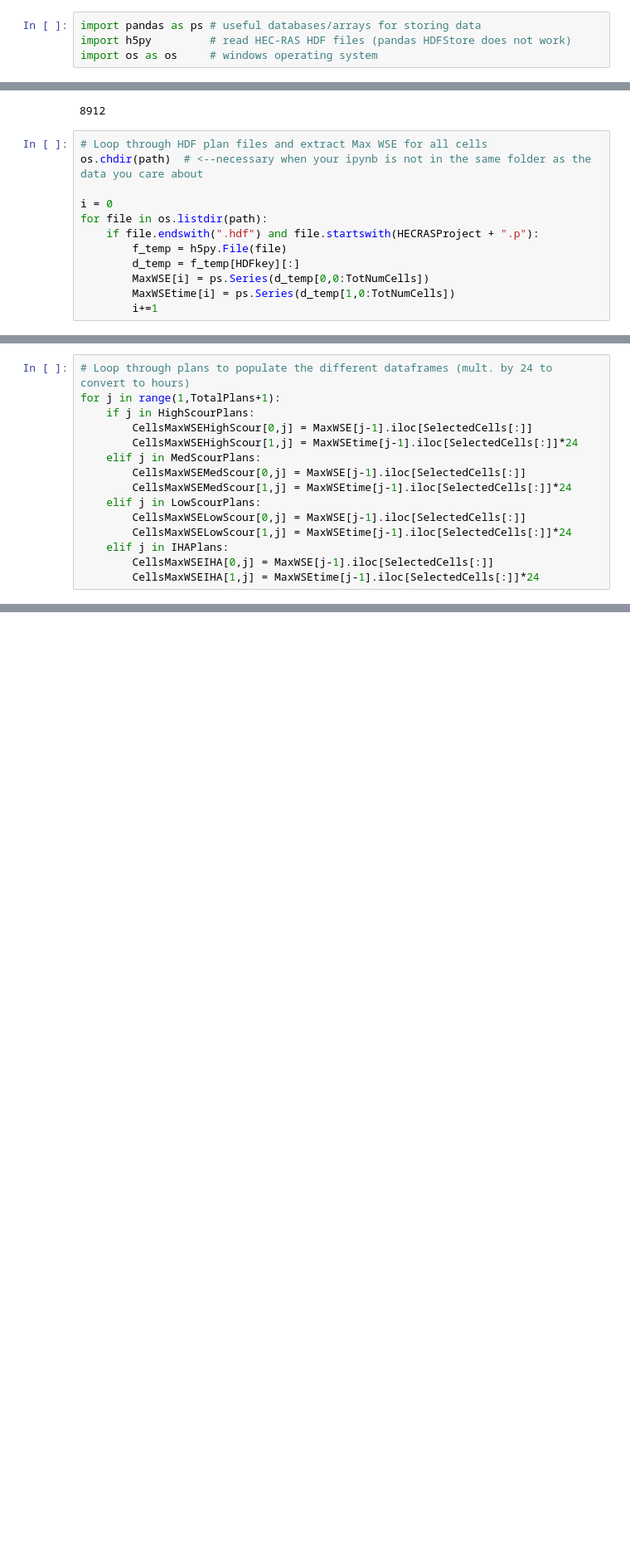
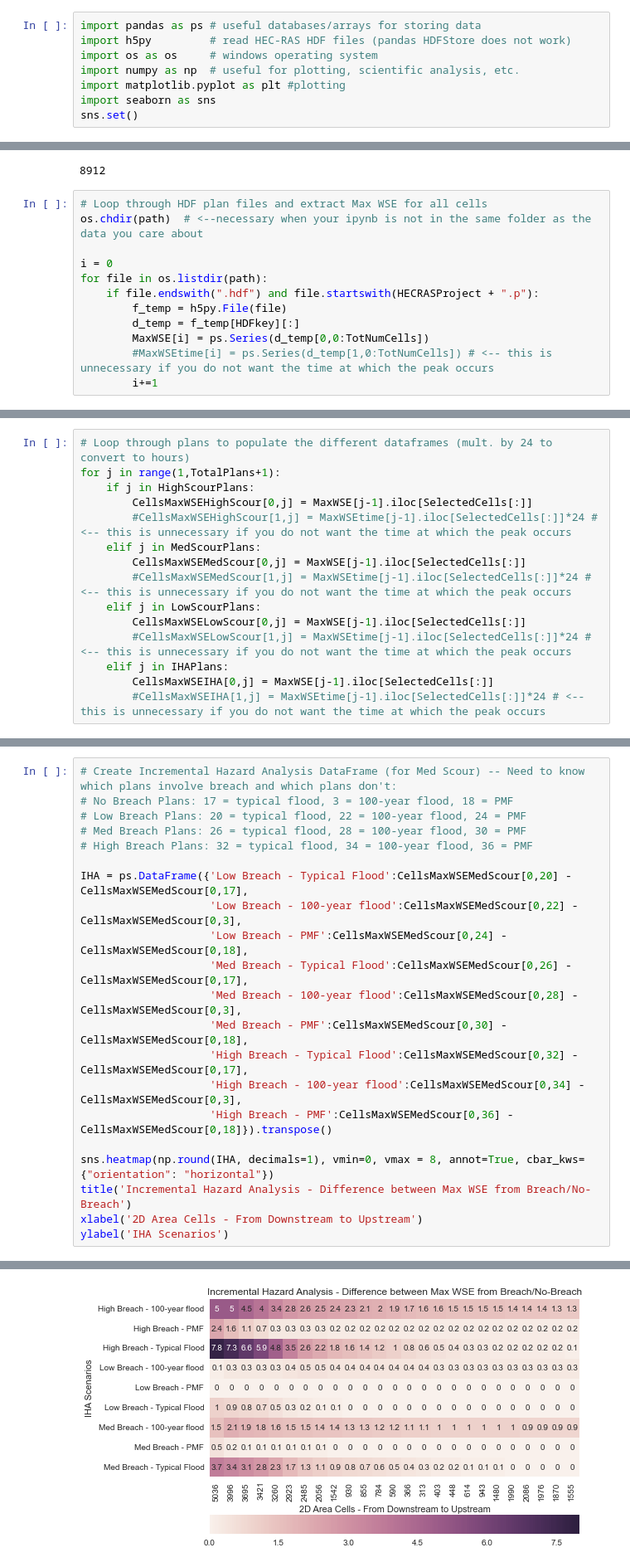
Before and after one commit to mpw4rms/sandbox, a Jupyter notebook: 2DArea_ExctractCells.ipynb, the cells around one changed output, grey strips where cells are left out. Shown: that part at 83% size. Drawn from its saved outputs; the diff is of its cells as text; blank space fills up the shorter version.

```diff
--- a/2DArea_ExctractCells.ipynb
+++ b/2DArea_ExctractCells.ipynb
@@ -9,6 +9,10 @@ This code can be used to extract data from HEC-RAS 2D area cells of interest for
 import pandas as ps # useful databases/arrays for storing data
 import h5py         # read HEC-RAS HDF files (pandas HDFStore does not work)
 import os as os     # windows operating system
+import numpy as np  # useful for plotting, scientific analysis, etc.
+import matplotlib.pyplot as plt #plotting
+import seaborn as sns
+sns.set()
 # %%
 # initialize data frame in which to store data (in this case we want maximum WSE and time):
 MaxWSE = ps.DataFrame()
@@ -57,7 +61,7 @@ for file in os.listdir(path):
         f_temp = h5py.File(file)
         d_temp = f_temp[HDFkey][:]
         MaxWSE[i] = ps.Series(d_temp[0,0:TotNumCells])
-        MaxWSEtime[i] = ps.Series(d_temp[1,0:TotNumCells])
+        #MaxWSEtime[i] = ps.Series(d_temp[1,0:TotNumCells]) # <-- this is unnecessary if you do not want the time at which the peak occurs
         i+=1
 # %%
 # initialize variable for total number of plans
@@ -91,15 +95,15 @@ CellsMaxWSEIHA = ps.DataFrame()        # initialize data frame in which to store
 for j in range(1,TotalPlans+1):
     if j in HighScourPlans:
         CellsMaxWSEHighScour[0,j] = MaxWSE[j-1].iloc[SelectedCells[:]]
-        CellsMaxWSEHighScour[1,j] = MaxWSEtime[j-1].iloc[SelectedCells[:]]*24
+        #CellsMaxWSEHighScour[1,j] = MaxWSEtime[j-1].iloc[SelectedCells[:]]*24 # <-- this is unnecessary if you do not want the time at which the peak occurs
     elif j in MedScourPlans:
         CellsMaxWSEMedScour[0,j] = MaxWSE[j-1].iloc[SelectedCells[:]]
-        CellsMaxWSEMedScour[1,j] = MaxWSEtime[j-1].iloc[SelectedCells[:]]*24
+        #CellsMaxWSEMedScour[1,j] = MaxWSEtime[j-1].iloc[SelectedCells[:]]*24 # <-- this is unnecessary if you do not want the time at which the peak occurs
     elif j in LowScourPlans:
         CellsMaxWSELowScour[0,j] = MaxWSE[j-1].iloc[SelectedCells[:]]
-        CellsMaxWSELowScour[1,j] = MaxWSEtime[j-1].iloc[SelectedCells[:]]*24
+        #CellsMaxWSELowScour[1,j] = MaxWSEtime[j-1].iloc[SelectedCells[:]]*24 # <-- this is unnecessary if you do not want the time at which the peak occurs
     elif j in IHAPlans:
         CellsMaxWSEIHA[0,j] = MaxWSE[j-1].iloc[SelectedCells[:]]
-        CellsMaxWSEIHA[1,j] = MaxWSEtime[j-1].iloc[SelectedCells[:]]*24
+        #CellsMaxWSEIHA[1,j] = MaxWSEtime[j-1].iloc[SelectedCells[:]]*24 # <-- this is unnecessary if you do not want the time at which the peak occurs
 # %%
 # Write Extracted output to excel spreadsheet or csv:
@@ -115,0 +121,22 @@ CellsMaxWSEIHA.to_csv('IHA.csv', sep=',')
+# %%
+# Create Incremental Hazard Analysis DataFrame (for Med Scour) -- Need to know which plans involve breach and which plans don't:
+# No Breach Plans: 17 = typical flood, 3 = 100-year flood, 18 = PMF
+# Low Breach Plans: 20 = typical flood, 22 = 100-year flood, 24 = PMF
+# Med Breach Plans: 26 = typical flood, 28 = 100-year flood, 30 = PMF
+# High Breach Plans: 32 = typical flood, 34 = 100-year flood, 36 = PMF
+
+IHA = ps.DataFrame({'Low Breach - Typical Flood':CellsMaxWSEMedScour[0,20] - CellsMaxWSEMedScour[0,17],
+                    'Low Breach - 100-year flood':CellsMaxWSEMedScour[0,22] - CellsMaxWSEMedScour[0,3],
+                    'Low Breach - PMF':CellsMaxWSEMedScour[0,24] - CellsMaxWSEMedScour[0,18],
+                    'Med Breach - Typical Flood':CellsMaxWSEMedScour[0,26] - CellsMaxWSEMedScour[0,17],
+                    'Med Breach - 100-year flood':CellsMaxWSEMedScour[0,28] - CellsMaxWSEMedScour[0,3],
+                    'Med Breach - PMF':CellsMaxWSEMedScour[0,30] - CellsMaxWSEMedScour[0,18],
+                    'High Breach - Typical Flood':CellsMaxWSEMedScour[0,32] - CellsMaxWSEMedScour[0,17],
+                    'High Breach - 100-year flood':CellsMaxWSEMedScour[0,34] - CellsMaxWSEMedScour[0,3],
+                    'High Breach - PMF':CellsMaxWSEMedScour[0,36] - CellsMaxWSEMedScour[0,18]}).transpose()
+
+sns.heatmap(np.round(IHA, decimals=1), vmin=0, vmax = 8, annot=True, cbar_kws={"orientation": "horizontal"})
+title('Incremental Hazard Analysis - Difference between Max WSE from Breach/No-Breach')
+xlabel('2D Area Cells - From Downstream to Upstream')
+ylabel('IHA Scenarios')
+# %% [output]
@@ -115,0 +144 @@ CellsMaxWSEIHA.to_csv('IHA.csv', sep=',')
+[figure, added]
```
Also changed, not shown: parts of 5 cells of this notebook.
